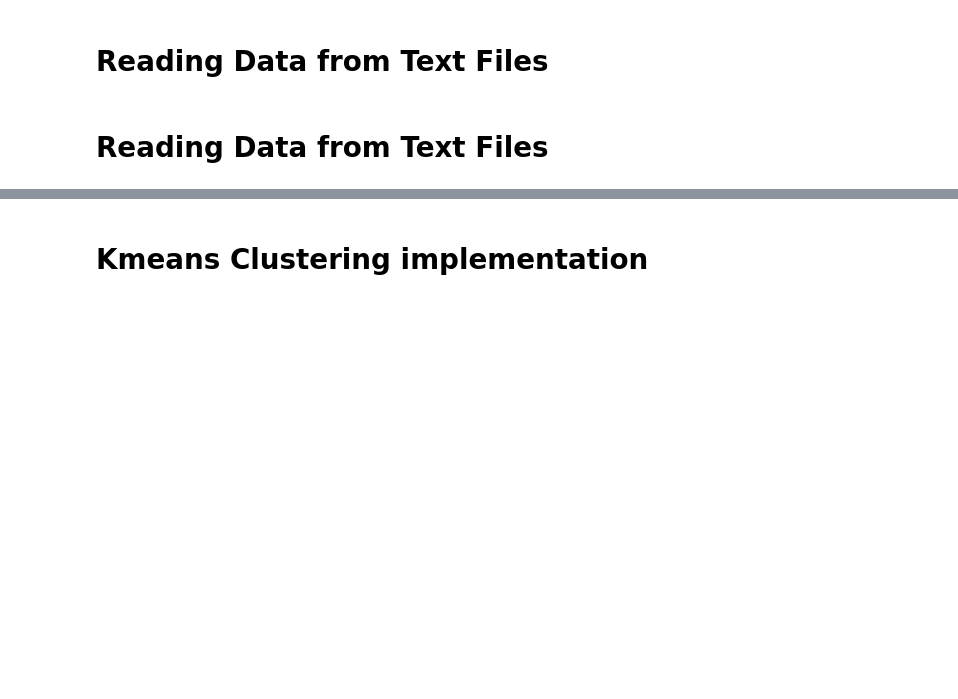
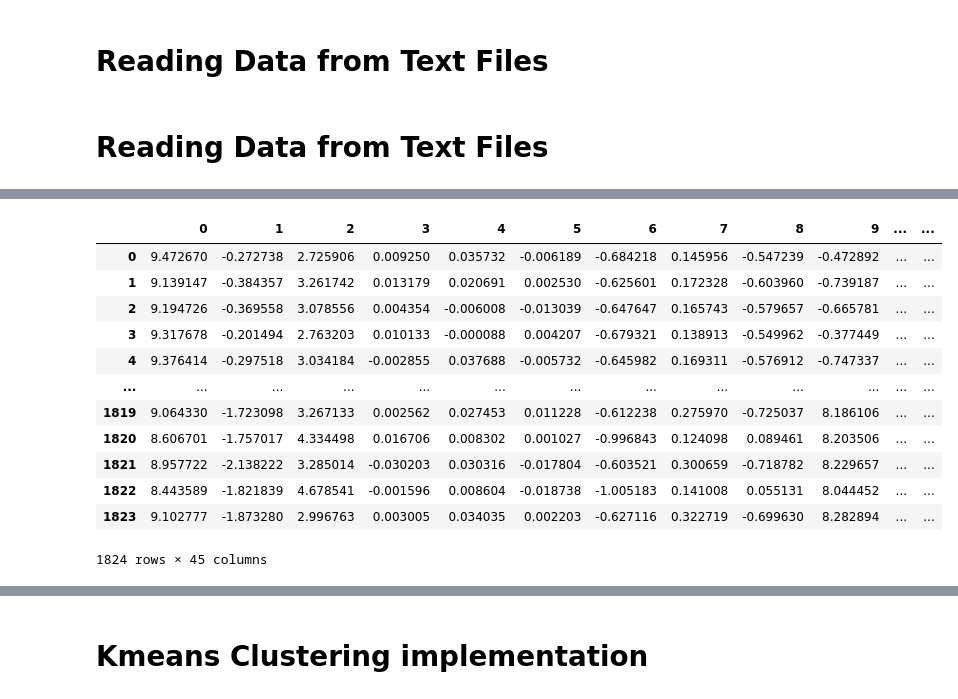
Before and after one commit to husseinkhaled733/Activity-Detection, a Jupyter notebook: Kmeans.ipynb, the cells around one changed output, grey strips where cells are left out. Drawn from its saved outputs; the diff is of its cells as text; code cells hidden in the pictures; blank space fills up the shorter version.

```diff
--- a/Kmeans.ipynb
+++ b/Kmeans.ipynb
@@ -85,0 +159,16 @@ print("Shape of PCA evaluation data:", PCA_evaluation_data.shape)
+# %%
+pd.DataFrame(evaluation_data_means)
+# %% [output]
+|  | 0 | 1 | 2 | 3 | 4 | 5 | 6 | 7 | 8 | 9 | ... | ... |
+| 0 | 9.472670 | -0.272738 | 2.725906 | 0.009250 | 0.035732 | -0.006189 | -0.684218 | 0.145956 | -0.547239 | -0.472892 | ... | ... |
+| 1 | 9.139147 | -0.384357 | 3.261742 | 0.013179 | 0.020691 | 0.002530 | -0.625601 | 0.172328 | -0.603960 | -0.739187 | ... | ... |
+| 2 | 9.194726 | -0.369558 | 3.078556 | 0.004354 | -0.006008 | -0.013039 | -0.647647 | 0.165743 | -0.579657 | -0.665781 | ... | ... |
+| 3 | 9.317678 | -0.201494 | 2.763203 | 0.010133 | -0.000088 | 0.004207 | -0.679321 | 0.138913 | -0.549962 | -0.377449 | ... | ... |
+| 4 | 9.376414 | -0.297518 | 3.034184 | -0.002855 | 0.037688 | -0.005732 | -0.645982 | 0.169311 | -0.576912 | -0.747337 | ... | ... |
+| ... | ... | ... | ... | ... | ... | ... | ... | ... | ... | ... | ... | ... |
+| 1819 | 9.064330 | -1.723098 | 3.267133 | 0.002562 | 0.027453 | 0.011228 | -0.612238 | 0.275970 | -0.725037 | 8.186106 | ... | ... |
+| 1820 | 8.606701 | -1.757017 | 4.334498 | 0.016706 | 0.008302 | 0.001027 | -0.996843 | 0.124098 | 0.089461 | 8.203506 | ... | ... |
+| 1821 | 8.957722 | -2.138222 | 3.285014 | -0.030203 | 0.030316 | -0.017804 | -0.603521 | 0.300659 | -0.718782 | 8.229657 | ... | ... |
+| 1822 | 8.443589 | -1.821839 | 4.678541 | -0.001596 | 0.008604 | -0.018738 | -1.005183 | 0.141008 | 0.055131 | 8.044452 | ... | ... |
+| 1823 | 9.102777 | -1.873280 | 2.996763 | 0.003005 | 0.034035 | 0.002203 | -0.627116 | 0.322719 | -0.699630 | 8.282894 | ... | ... |
+1824 rows × 45 columns
```
Also changed, not shown: parts of 16 cells of this notebook, 1 other file.
